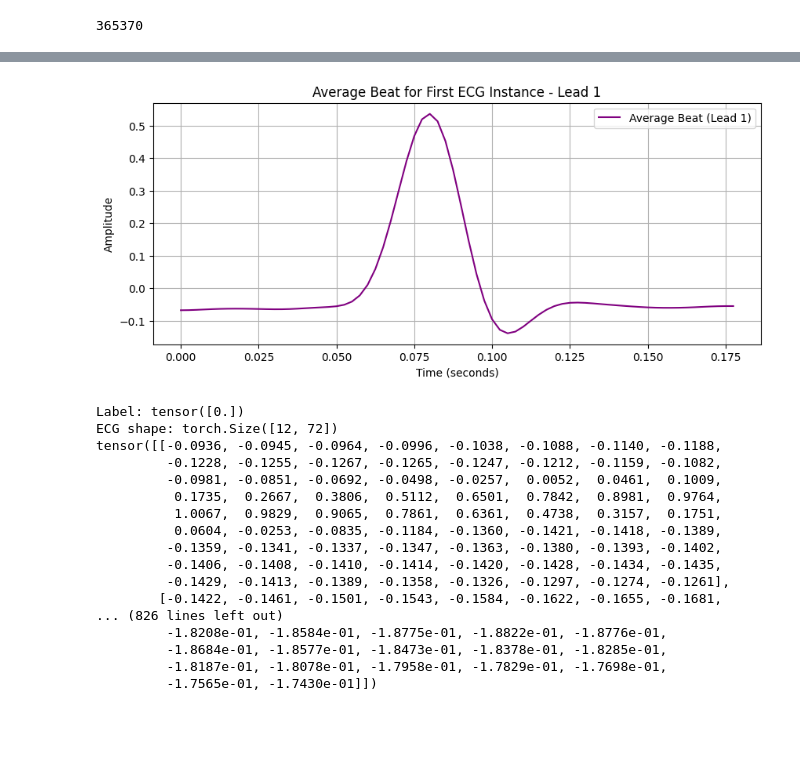
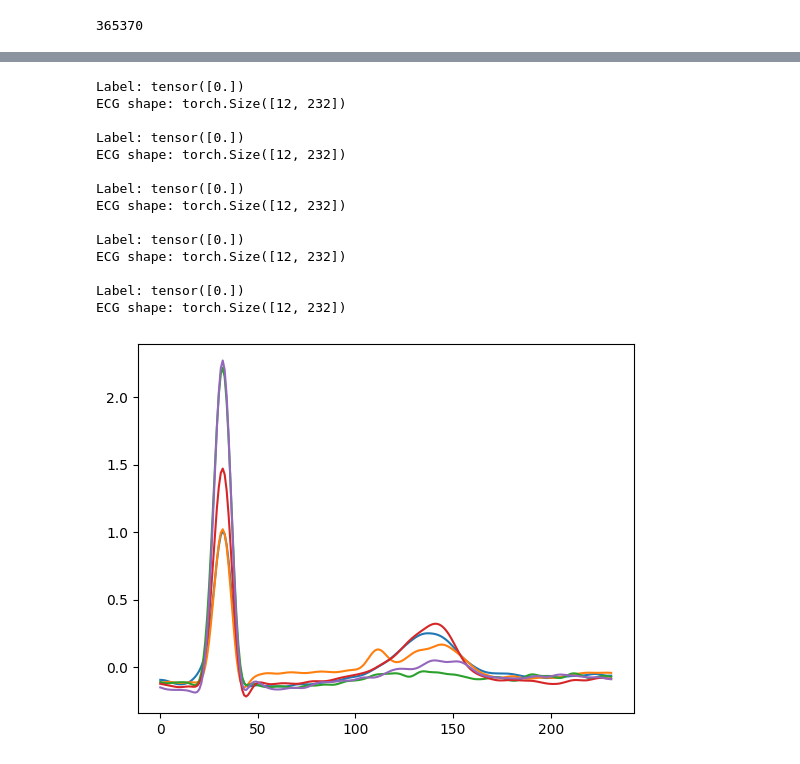
Before and after one commit to pizoz/Thesis, a Jupyter notebook: average beat.ipynb, the cells around one changed output, grey strips where cells are left out. Saved outputs shown, nothing was run; the diff lists cells and outputs as text; code cells hidden in the pictures; blank space fills up the shorter version.

```diff
--- a/average beat.ipynb
+++ b/average beat.ipynb
@@ -22,7 +22,7 @@ Fs = 400  # Sampling frequency
 i_left = int(20e-3 * Fs)
 i_right = int(50e-3 * Fs)
 pq = int(0.08 * Fs)
-qt = int(0.10 * Fs)
+qt = int(0.5 * Fs)
 max_lag = 0.9
 
 # Bandpass filter function
@@ -144,7 +161,7 @@ None
 # Save the results
 import h5py
 
-with h5py.File('average_beats.hdf5', 'w') as f:
+with h5py.File('average_beats_qrst.hdf5', 'w') as f:
     # i want one dataset for beats and one for labels
     beats_dataset = f.create_dataset('beats', data=np.array([x[0] for x in without_none]))
     labels_dataset = f.create_dataset('labels', data=np.array([x[1] for x in without_none]))
@@ -200,33 +214,29 @@ plt.ylabel('Amplitude')
 plt.grid(True)
 plt.legend()
 plt.show()
-# %% [output]
-[figure, removed]
 # %%
 from custom_dataset import BeatsDataset
-
-beats_dataset = BeatsDataset("./data/average_beats.hdf5")
+import matplotlib.pyplot as plt
+beats_dataset = BeatsDataset("average_beats_qrst.hdf5")
 for i in range(5):
     ecg, label = beats_dataset[i]
     print(f"Label: {label}")
     print(f"ECG shape: {ecg.shape}")
-    print(ecg)
+    plt.plot(ecg[0, :], label=f'Lead {i+1}')
     print()
 # %% [output]
 Label: tensor([0.])
-ECG shape: torch.Size([12, 72])
-tensor([[-0.0936, -0.0945, -0.0964, -0.0996, -0.1038, -0.1088, -0.1140, -0.1188,
-         -0.1228, -0.1255, -0.1267, -0.1265, -0.1247, -0.1212, -0.1159, -0.1082,
-         -0.0981, -0.0851, -0.0692, -0.0498, -0.0257,  0.0052,  0.0461,  0.1009,
-          0.1735,  0.2667,  0.3806,  0.5112,  0.6501,  0.7842,  0.8981,  0.9764,
-          1.0067,  0.9829,  0.9065,  0.7861,  0.6361,  0.4738,  0.3157,  0.1751,
-          0.0604, -0.0253, -0.0835, -0.1184, -0.1360, -0.1421, -0.1418, -0.1389,
-         -0.1359, -0.1341, -0.1337, -0.1347, -0.1363, -0.1380, -0.1393, -0.1402,
-         -0.1406, -0.1408, -0.1410, -0.1414, -0.1420, -0.1428, -0.1434, -0.1435,
-         -0.1429, -0.1413, -0.1389, -0.1358, -0.1326, -0.1297, -0.1274, -0.1261],
-        [-0.1422, -0.1461, -0.1501, -0.1543, -0.1584, -0.1622, -0.1655, -0.1681,
-... (826 lines left out)
-         -1.8208e-01, -1.8584e-01, -1.8775e-01, -1.8822e-01, -1.8776e-01,
-         -1.8684e-01, -1.8577e-01, -1.8473e-01, -1.8378e-01, -1.8285e-01,
-         -1.8187e-01, -1.8078e-01, -1.7958e-01, -1.7829e-01, -1.7698e-01,
-         -1.7565e-01, -1.7430e-01]])
+ECG shape: torch.Size([12, 232])
+
+Label: tensor([0.])
+ECG shape: torch.Size([12, 232])
+
+Label: tensor([0.])
+ECG shape: torch.Size([12, 232])
+
+Label: tensor([0.])
+ECG shape: torch.Size([12, 232])
+
+Label: tensor([0.])
+ECG shape: torch.Size([12, 232])
+[figure, added]
```
Also changed, not shown: parts of 2 cells of this notebook, 4 other files.
